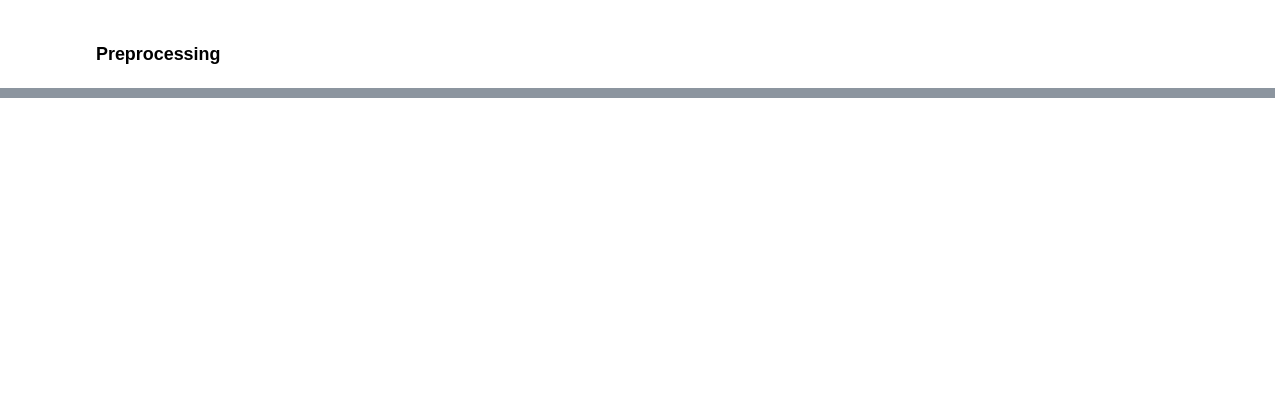
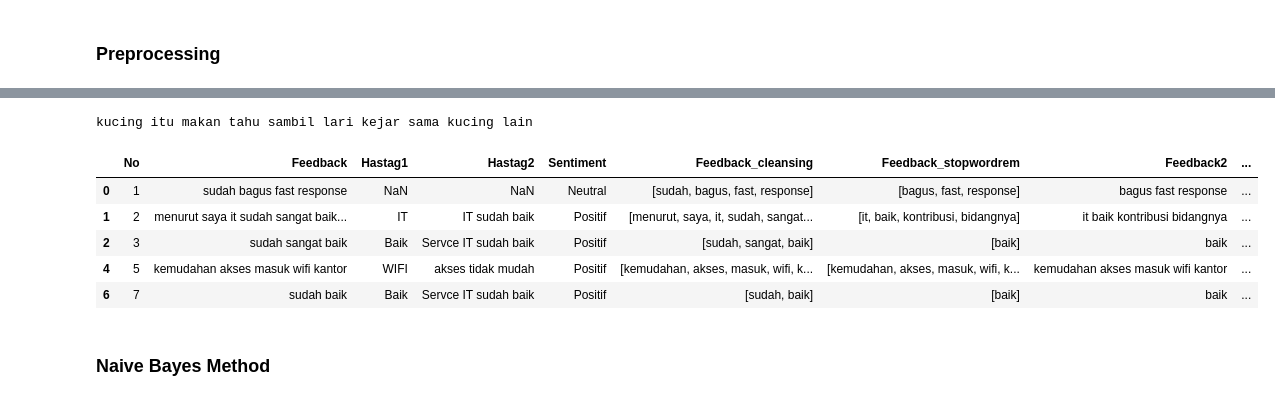
Before and after one commit to khaeraniazi/khaerani, a Jupyter notebook: Final_Project.ipynb, the cells around one changed output, grey strips where cells are left out. Saved outputs shown, nothing was run; the diff lists cells and outputs as text; code cells hidden in the pictures; blank space fills up the shorter version.

```diff
--- a/Final_Project.ipynb
+++ b/Final_Project.ipynb
@@ -165,0 +363,4 @@ plt.show()
+# %%
+df.replace(r'^\s*$', np.nan, regex=True, inplace=True) # Mengganti nilai kosong dengan NaN
+# df.dropna(inplace=True) # Menghapus baris yang mengandung NaN
+# df = df.applymap(lambda x: x.strip() if isinstance(x, str) else x) # Menghapus spasi di setiap elemen
@@ -165,0 +379,2 @@ plt.show()
+# %%
+df.dropna(subset = ['Feedback2', 'Sentiment'], inplace=True)
@@ -165,0 +405,33 @@ plt.show()
+# %%
+from Sastrawi.Stemmer.StemmerFactory import StemmerFactory
+from Sastrawi.StopWordRemover.StopWordRemoverFactory import StopWordRemoverFactory
+
+# factory = StopWordRemoverFactory()
+factory = StemmerFactory()
+stemmer = factory.create_stemmer()
+
+# contoh
+kalimat = 'kucing itu memakan tahu sambil berlari dikejar bersama kucing lain'
+katadasar = stemmer.stem(kalimat)
+
+print(katadasar)
+# %% [output]
+kucing itu makan tahu sambil lari kejar sama kucing lain
+# %%
+# lakukan pada data kita
+
+review = []
+for index, row in df.iterrows():
+    review.append(stemmer.stem(row["Feedback2"]))
+
+df["FinalFeed"] = review
+df.head()
+# %% [output]
+|  | No | Feedback | Hastag1 | Hastag2 | Sentiment | Feedback_cleansing | Feedback_stopwordrem | Feedback2 | ... |
+| 0 | 1 | sudah bagus fast response | NaN | NaN | Neutral | [sudah, bagus, fast, response] | [bagus, fast, response] | bagus fast response | ... |
+| 1 | 2 | menurut saya it sudah sangat baik... | IT | IT sudah baik | Positif | [menurut, saya, it, sudah, sangat... | [it, baik, kontribusi, bidangnya] | it baik kontribusi bidangnya | ... |
+| 2 | 3 | sudah sangat baik | Baik | Servce IT sudah baik | Positif | [sudah, sangat, baik] | [baik] | baik | ... |
+| 4 | 5 | kemudahan akses masuk wifi kantor | WIFI | akses tidak mudah | Positif | [kemudahan, akses, masuk, wifi, k... | [kemudahan, akses, masuk, wifi, k... | kemudahan akses masuk wifi kantor | ... |
+| 6 | 7 | sudah baik | Baik | Servce IT sudah baik | Positif | [sudah, baik] | [baik] | baik | ... |
+# %% [markdown]
+### Naive Bayes Method
```
Also changed, not shown: parts of 45 cells of this notebook.
